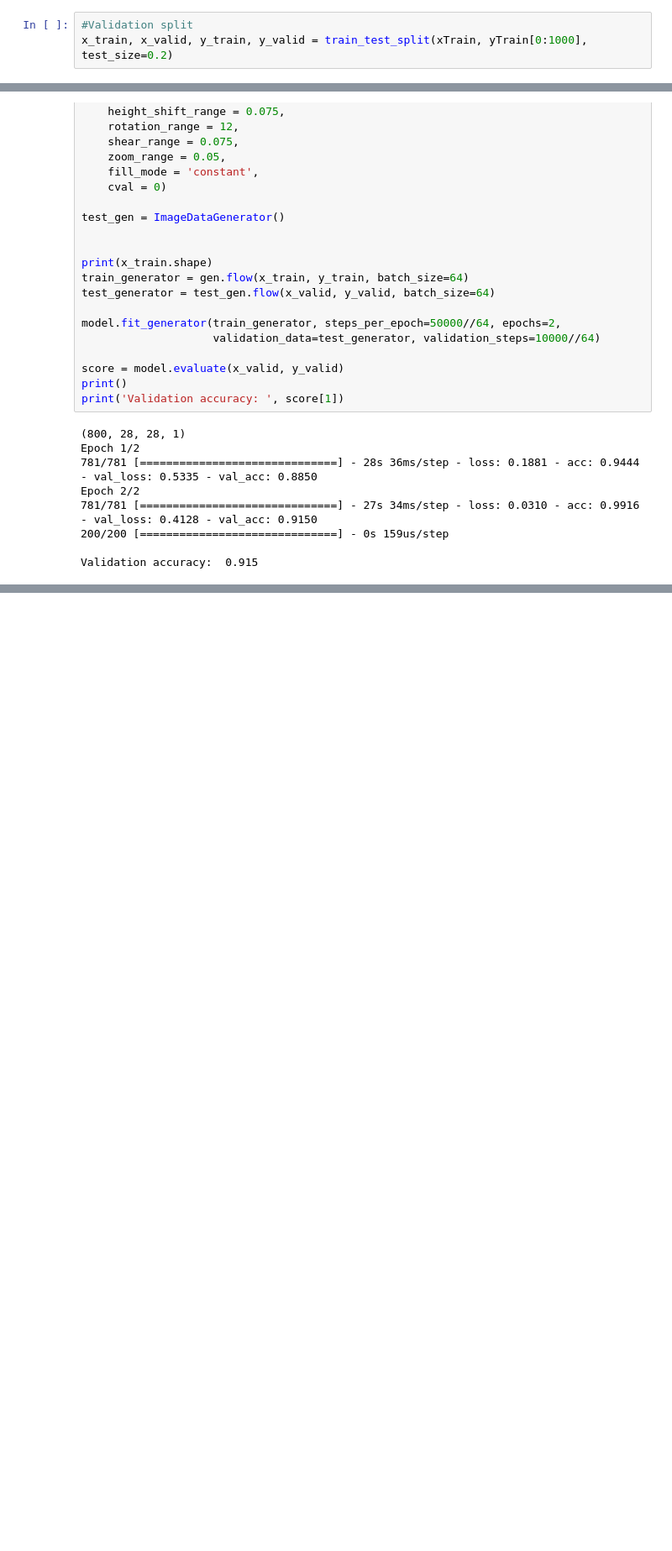
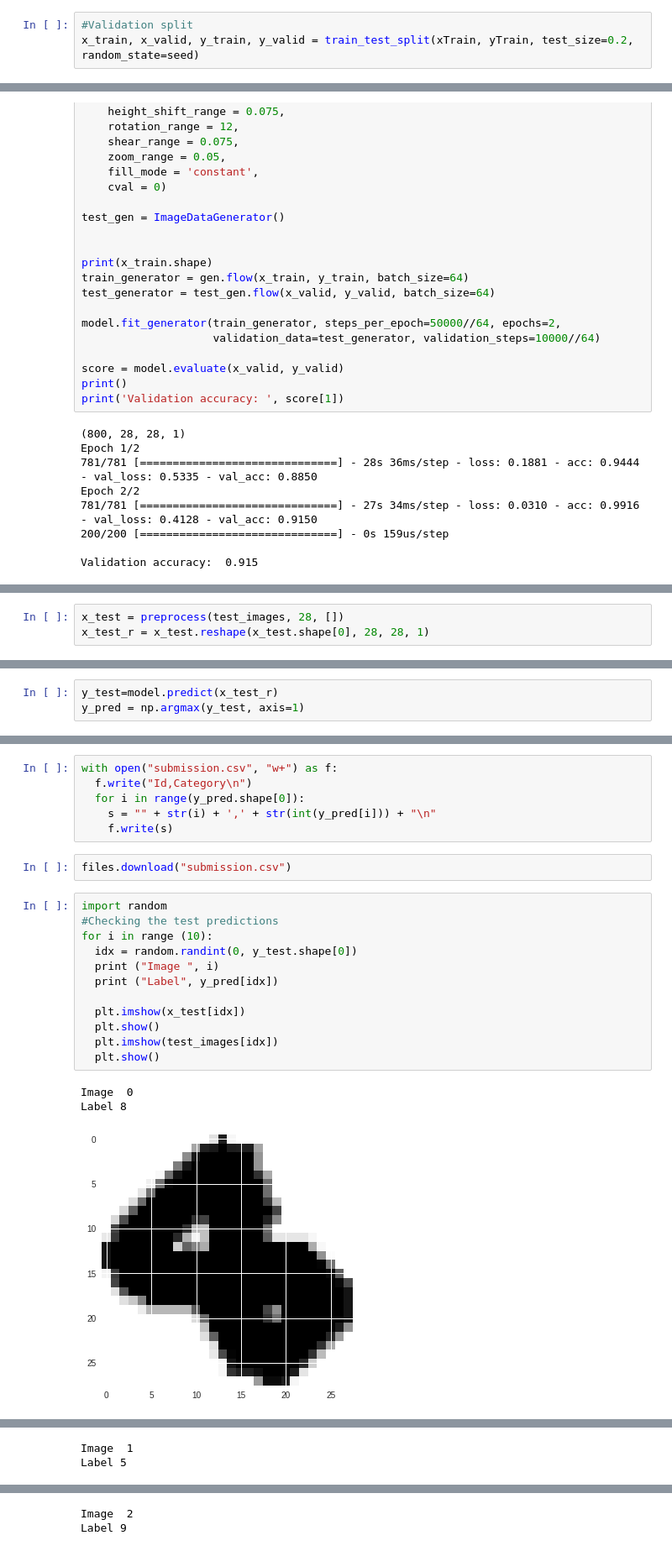
Before and after one commit to parthkhanna150/MNIST_Image_Classifier, a Jupyter notebook: example-to-load-data.ipynb, the cells around one changed output, grey strips where cells are left out. Shown at 84% size. Drawn from its saved outputs; the diff is of its cells as text; blank space fills up the shorter version.

Commit message:
Test on test set and create submission file + test more epochs on model 1

```diff
--- a/example-to-load-data.ipynb
+++ b/example-to-load-data.ipynb
@@ -190,6 +213,6 @@ Currently on example #:  0
 # %%
 #Validation split
-x_train, x_valid, y_train, y_valid = train_test_split(xTrain, yTrain[0:1000], test_size=0.2)
+x_train, x_valid, y_train, y_valid = train_test_split(xTrain, yTrain, test_size=0.2, random_state=seed)
 # %%
 #Testing
 print(xTrain.shape)
@@ -335,0 +366,3 @@ Validation accuracy:  0.915
+# %%
+x_test = preprocess(test_images, 28, [])
+x_test_r = x_test.reshape(x_test.shape[0], 28, 28, 1)
@@ -335,0 +375,3 @@ Validation accuracy:  0.915
+# %%
+y_test=model.predict(x_test_r)
+y_pred = np.argmax(y_test, axis=1)
@@ -335,0 +380,24 @@ Validation accuracy:  0.915
+# %%
+with open("submission.csv", "w+") as f:
+  f.write("Id,Category\n")
+  for i in range(y_pred.shape[0]):
+    s = "" + str(i) + ',' + str(int(y_pred[i])) + "\n"
+    f.write(s)
+# %%
+files.download("submission.csv")
+# %%
+import random
+#Checking the test predictions
+for i in range (10):
+  idx = random.randint(0, y_test.shape[0])
+  print ("Image ", i)
+  print ("Label", y_pred[idx])
+
+  plt.imshow(x_test[idx])
+  plt.show()
+  plt.imshow(test_images[idx])
+  plt.show()
+# %% [output]
+Image  0
+Label 8
+[figure, added]
@@ -335,0 +405,2 @@ Validation accuracy:  0.915
+Image  1
+Label 5
@@ -335,0 +409,2 @@ Validation accuracy:  0.915
+Image  2
+Label 9
```
Also changed, not shown: parts of 11 cells of this notebook.
